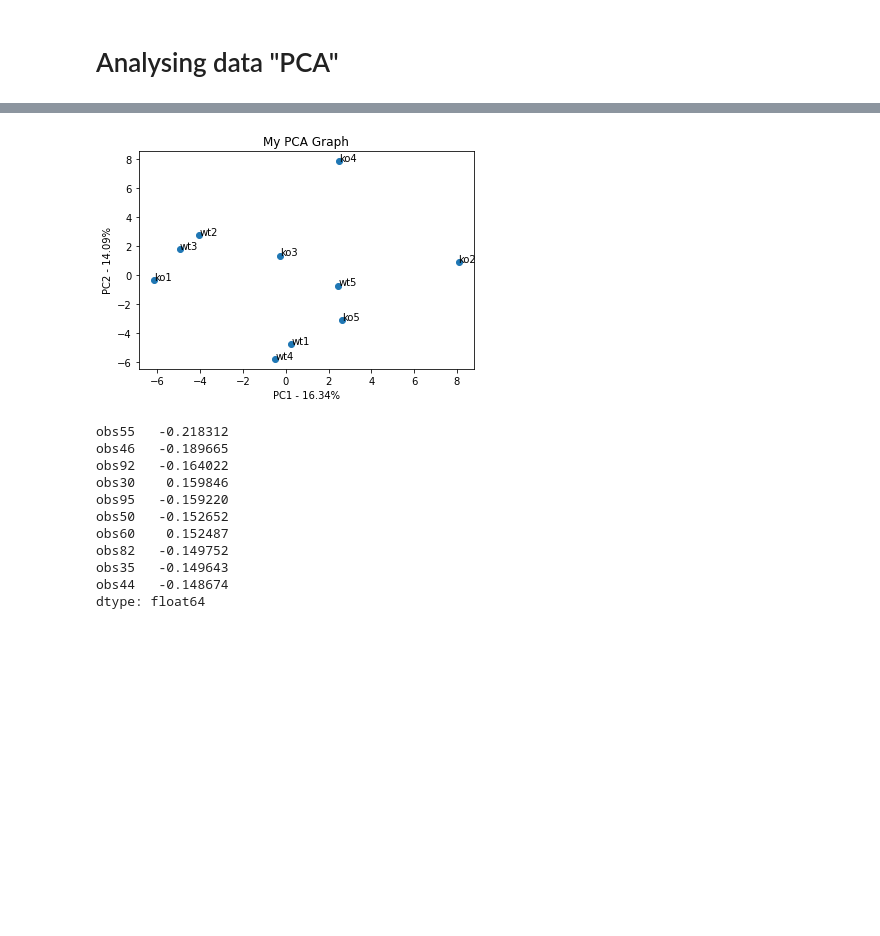
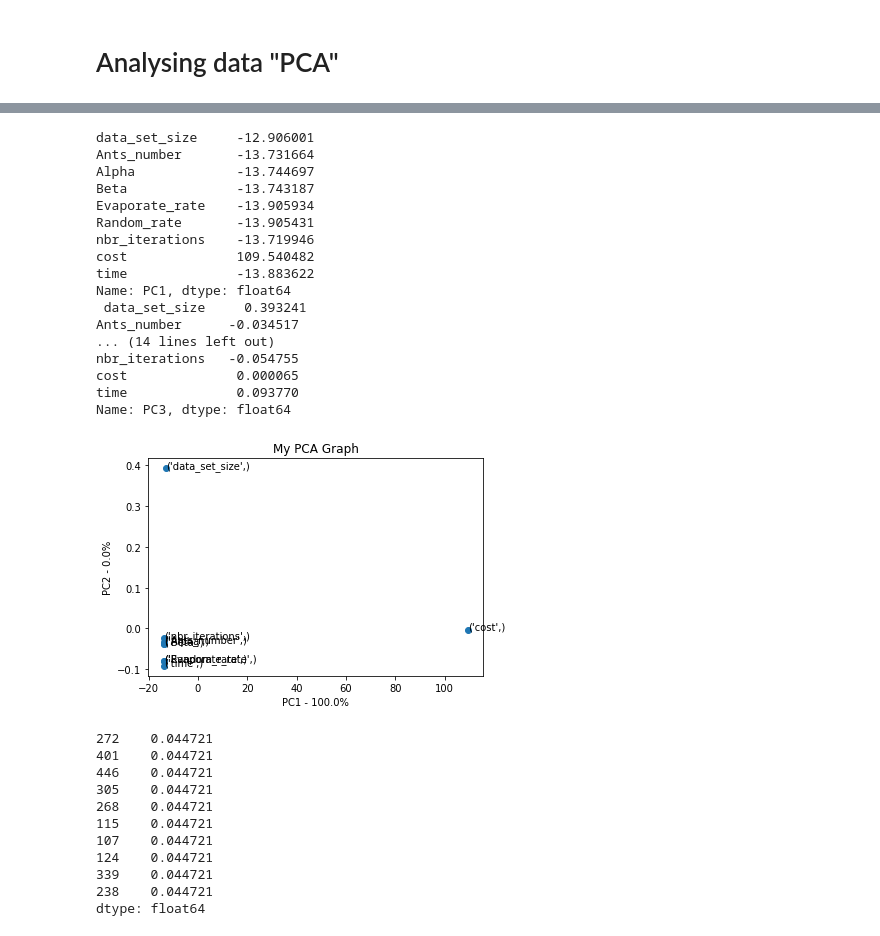
Before and after one commit to AmiraBelkis/tsp-ant-colony, a Jupyter notebook: main.ipynb, the cells around one changed output, grey strips where cells are left out. Cells and saved outputs as stored; diff of their text form; code cells hidden in the pictures; blank space fills up the shorter version.

Commit message:
Doing PCA on real data

```diff
--- a/main.ipynb
+++ b/main.ipynb
@@ -214,21 +214,33 @@ print(rows)
 # %% [markdown]
 # Analysing data "PCA"
 # %%
+import dataclasses
 import random
 import matplotlib.pyplot as plt
 import pandas as pd
 import sklearn as sk
 from sklearn.decomposition import PCA
-
-# import data from csv file
+"""
+# generate data to test the PCA
 observations = ['obs' + str(i) for i in range(1,101)]
 wt = ['wt' + str(i) for i in range(1,6)]
 ko = ['ko' + str(i) for i in range(1,6)]
 data = pd.DataFrame(columns=[*wt,*ko],index=observations)
 for obs in data.index:
-    data.loc[obs,'wt1':'wt5'] =  np.random.randint(1,500,5)
-    data.loc[obs,'ko1':'ko5'] =  np.random.randint(1,500,5)
-#print(data.head())
+    data.loc[obs,'wt1':'wt5'] =  np.random.randint(1,50,5)
+    data.loc[obs,'ko1':'ko5'] =  np.random.randint(1,5000,5)
+"""
+
+# import data from csv file
+data = pd.read_csv('/content/data.csv')
+# remove the observation name from data
+data.drop(data.columns[0], inplace=True, axis= 1)
+#data = data.head(500)
+print("The DataFrame object")
+print(data.head())
+print(data.shape)
+
+
 # scaling data ie (data - mean)^2/ standard deviation
 scaled_data = sk.preprocessing.scale(data.T)
 # using the Transpose because we need col to be the observations
@@ -252,23 +279,40 @@ plt.show()
 # %%
 #the following code makes a fancy looking plot using PC1 and PC2
-pca_df = pd.DataFrame(pca_data, index=[*wt, *ko], columns=labels)
-
+pca_df = pd.DataFrame(pca_data, index=[data.columns], columns=labels)
+print(pca_df.PC1,'\n', pca_df.PC2,'\n', pca_df.PC3)
 plt.scatter(pca_df.PC1, pca_df.PC2)
 plt.title('My PCA Graph')
 plt.xlabel('PC1 - {0}%'.format(per_var[0]))
 plt.ylabel('PC2 - {0}%'.format(per_var[1]))
 
 for sample in pca_df.index:
     plt.annotate(sample, (pca_df.PC1.loc[sample], pca_df.PC2.loc[sample]))
 
 plt.show()
 # %% [output]
+data_set_size     -12.906001
+Ants_number       -13.731664
+Alpha             -13.744697
+Beta              -13.743187
+Evaporate_rate    -13.905934
+Random_rate       -13.905431
+nbr_iterations    -13.719946
+cost              109.540482
+time              -13.883622
+Name: PC1, dtype: float64
+ data_set_size     0.393241
+Ants_number      -0.034517
+... (14 lines left out)
+nbr_iterations   -0.054755
+cost              0.000065
+time              0.093770
+Name: PC3, dtype: float64
-[figure, old version]
+[figure, new version]
 # %%
 ## get the name of the top 10 measurements (genes) that contribute
 ## most to pc1.
 ## first, get the loading scores
-loading_scores = pd.Series(pca.components_[0],index=observations)
+loading_scores = pd.Series(pca.components_[0],index=data.index)
 ## now sort the loading scores based on their magnitude
 sorted_loading_scores = loading_scores.abs().sort_values(ascending=False)
 
@@ -278,14 +322,14 @@ top_10_genes = sorted_loading_scores[0:10].index.values
 ## print the variables names and their scores (and +/- sign)
 print(loading_scores[top_10_genes])
 # %% [output]
-obs55   -0.218312
-obs46   -0.189665
-obs92   -0.164022
-obs30    0.159846
-obs95   -0.159220
-obs50   -0.152652
-obs60    0.152487
-obs82   -0.149752
-obs35   -0.149643
-obs44   -0.148674
+272    0.044721
+401    0.044721
+446    0.044721
+305    0.044721
+268    0.044721
+115    0.044721
+107    0.044721
+124    0.044721
+339    0.044721
+238    0.044721
 dtype: float64
```
Also changed, not shown: parts of 1 cell of this notebook.
